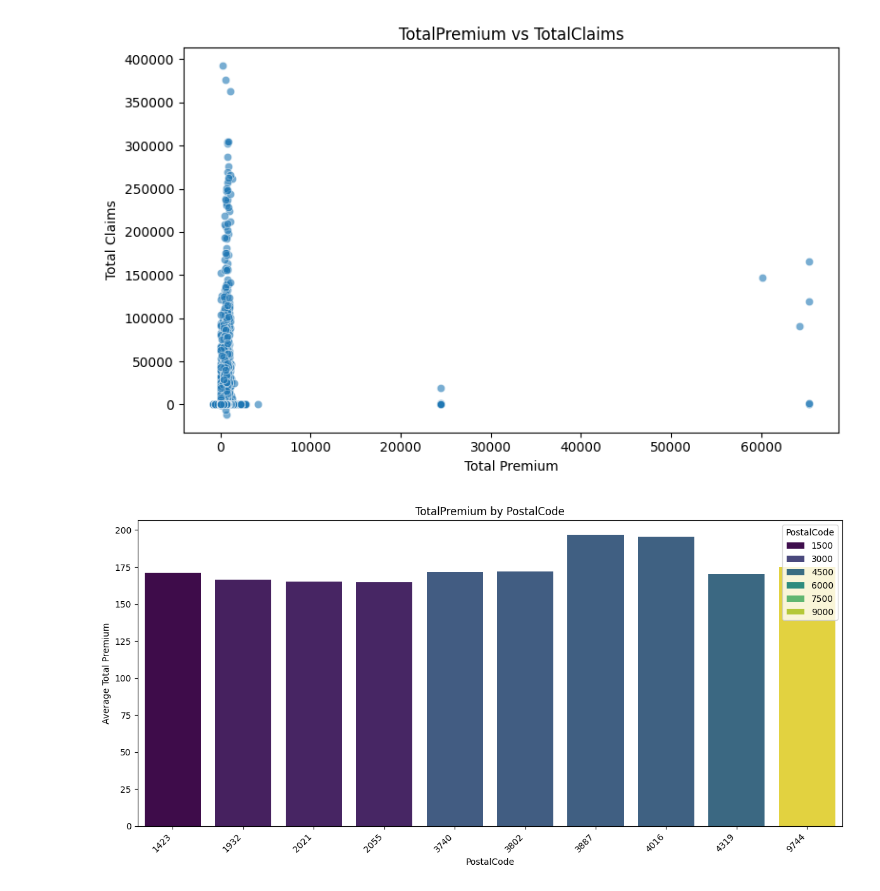
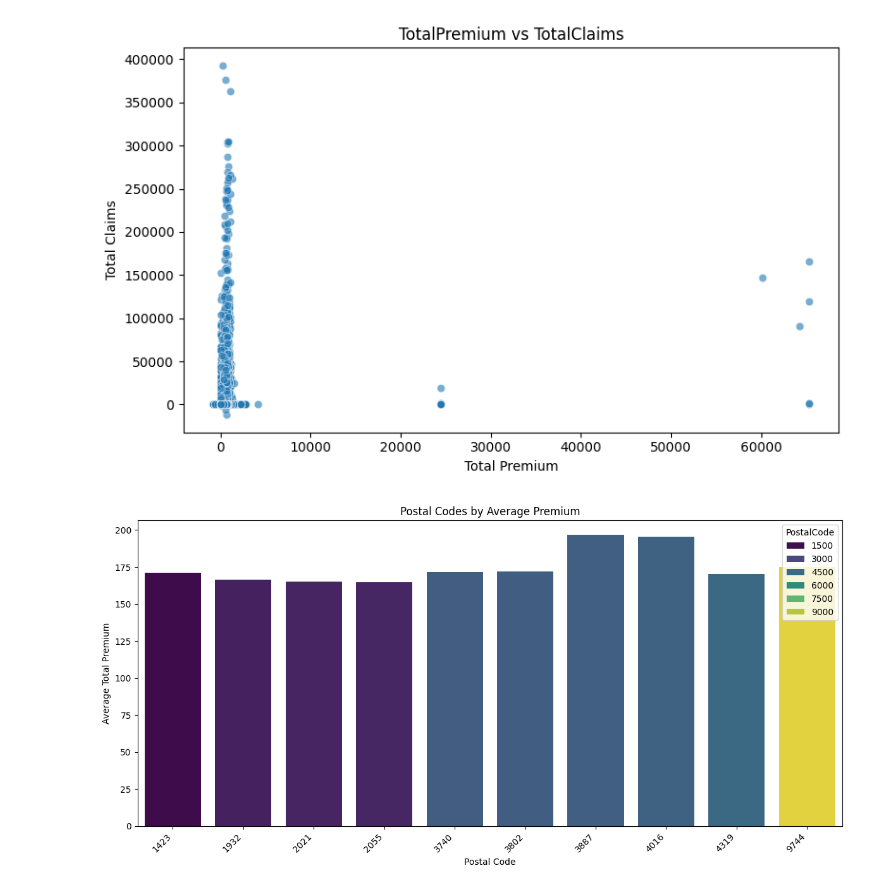
Before and after one commit to YonInsights/AlphaCare-Insurance-Analysis, a Jupyter notebook: notebooks/EDA.ipynb, the cells around one changed output. Saved outputs shown, nothing was run; the diff lists cells and outputs as text; code cells hidden in the pictures.

```diff
--- a/notebooks/EDA.ipynb
+++ b/notebooks/EDA.ipynb
@@ -180,7 +180,7 @@ plot_scatter(data, 'TotalPremium', 'TotalClaims', 'TotalPremium vs TotalClaims',
 # %% [output]
 [figure]
 # %%
-#Plotting trends of TotalPremium by PostalCode
-plot_geographic_trends(data, 'PostalCode', 'TotalPremium', 'TotalPremium by PostalCode', 'PostalCode', 'Average Total Premium')
+#Postal Codes by Average Premium
+plot_geographic_trends(data, 'PostalCode', 'TotalPremium', 'Postal Codes by Average Premium', 'Postal Code', 'Average Total Premium')
 # %% [output]
-[figure, old version]
+[figure, new version]
```
Also changed, not shown: 1 other file.
